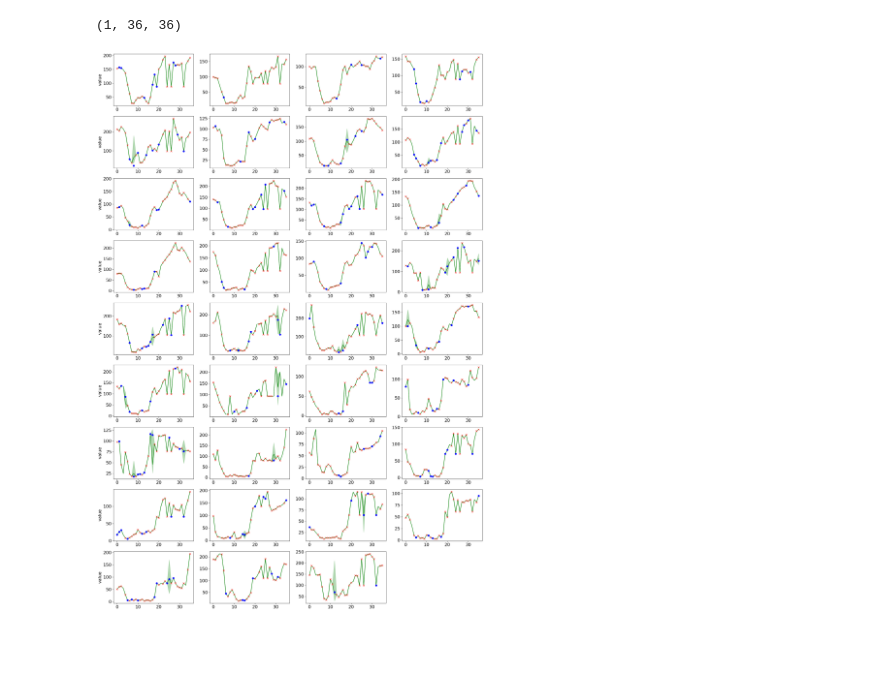
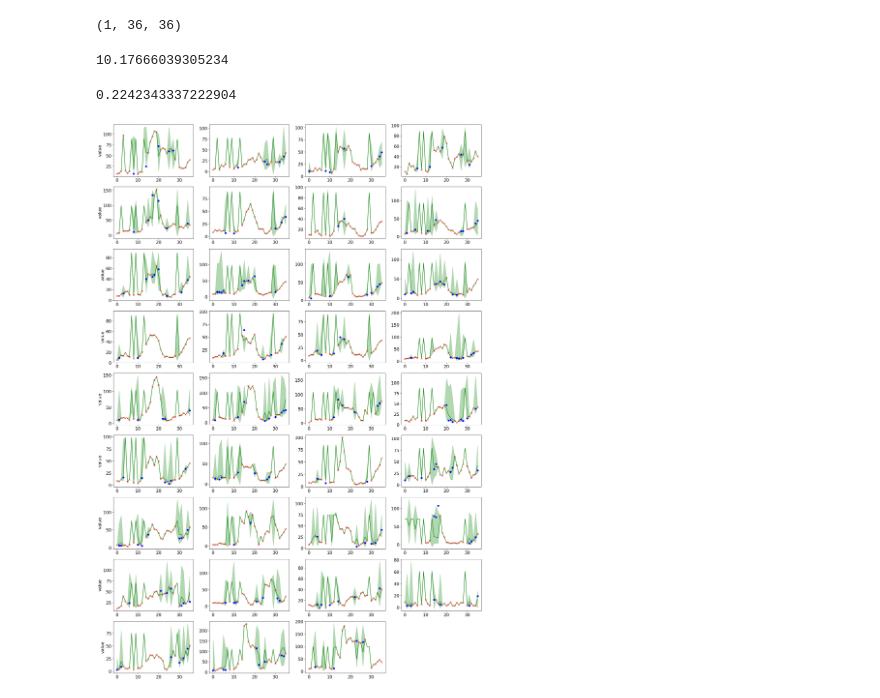
Before and after one commit to McKnightA/CSDI-for-DL-Project, a Jupyter notebook: final_model_eval.ipynb, the cells around one changed output. Cells and saved outputs as stored; diff of their text form; code cells hidden in the pictures; blank space fills up the shorter version.

```diff
--- a/final_model_eval.ipynb
+++ b/final_model_eval.ipynb
@@ -787,6 +784,9 @@ def get_dataloader(batch_size, device, validindex=0):
     return train_loader, valid_loader, test_loader, scaler, mean_scaler
 # %% [markdown]
 ## EVAL
+# %%
+diffusion_imputer = torch.load("/diffusion_imputer_2.pt")
+#diffusion_imputer = torch.load("/diffusion_imputer_forecast2.pt")
 # %%
 data_loaders = get_dataloader(1, "cuda")
 validation = data_loaders[1]
@@ -794,14 +794,20 @@ validation = data_loaders[1]
 trn_std = data_loaders[3]
 trn_mean = data_loaders[4]
 # %%
+prp = 0.2
+
 for i, batch in enumerate(validation):
-    if i > 0:
+    if i > 1:
         break
     test_data = batch["observed_data"]
 
 imputation_mask = torch.zeros_like(test_data)
 random_mask = torch.rand_like(test_data)
-imputation_mask[random_mask < 0.2] = 1
+imputation_mask[random_mask < prp] = 1
+
+"""imputation_indices = np.arange(test_data.shape[1]-1, int((1-prp)*test_data.shape[1])-1, -1)
+imputation_mask = torch.zeros_like(test_data)
+imputation_mask[:, imputation_indices] = 1"""
 
 given_points = test_data * (1-imputation_mask)
 
@@ -870,9 +859,21 @@ denormed_data = test_data * trn_std.to("cpu") + trn_mean.to("cpu")
 qlist = [0.05,0.25,0.5,0.75,0.95]
 quantiles_imp= []
 for q in qlist:
-    a = torch.quantile(torch.stack(imputation_results), q, dim=0)
-    quantiles_imp.append(a.cpu().numpy() * (imputation_mask).cpu().numpy() + (denormed_data * (1- imputation_mask)).cpu().numpy())
+    quantiles = torch.quantile(torch.stack(imputation_results), q, dim=0)
+    quantiles_imp.append(quantiles.cpu().numpy() * (imputation_mask).cpu().numpy() + (denormed_data * (1 - imputation_mask)).cpu().numpy())
 # %%
 print(quantiles_imp[0].shape)
 # %% [output]
 (1, 36, 36)
+# %%
+"""maes = []
+for i in range(sample_number):
+  raw = samples[0][1] * trn_std + trn_mean
+  imputed = samples[0][0] * trn_std + trn_mean
+  maes.append(torch.mean(torch.abs(raw[imputation_mask !=0] - imputed[imputation_mask !=0])).item())
+print(sum(maes) / sample_number)"""  # WRONG
+
+mae = torch.mean(torch.abs(denormed_data[imputation_mask != 0] - torch.Tensor(quantiles_imp[2][imputation_mask != 0]))).item()
+print(mae)
+# %% [output]
+10.17666039305234
@@ -879,31 +906,40 @@ print(quantiles_imp[0].shape)
+# %%
+all_target = samples[0][1]  # input_data same for all samples (B, L, K)
+all_generated_samples = torch.stack([samples[i][0] for i in range(sample_number)]).permute(1,0,2,3)  # (B, sample_num, L, K)
+all_evalpoint = samples[0][2]  # mask same for all samples (B, L, K)
+CRPS = calc_quantile_CRPS(all_target, all_generated_samples, all_evalpoint, trn_mean, trn_std)
+print(CRPS)
+# %% [output]
+0.2242343337222904
 # %%
 import matplotlib.pyplot as plt
 # %%
 L = test_data.shape[1]
 K = test_data.shape[2]
 
 ###airquality###
 dataind = 0 #change to visualize a different sample in the batch
 
 plt.rcParams["font.size"] = 16
 fig, axes = plt.subplots(nrows=9, ncols=4,figsize=(24.0, 36.0))
 fig.delaxes(axes[-1][-1])
 
 for k in range(K):
     df = pd.DataFrame({"x":np.arange(0,L), "val":denormed_data[dataind,:,k], "y":eval_points[dataind,:,k]})
     df = df[df.y != 0]
     df2 = pd.DataFrame({"x":np.arange(0,L), "val":denormed_data[dataind,:,k], "y":given_points[dataind,:,k]})
     df2 = df2[df2.y != 0]
     row = k // 4
     col = k % 4
-    axes[row][col].plot(range(0,L), quantiles_imp[2][dataind,:,k], color = 'g',linestyle='solid',label='CSDI')
+    #axes[row][col].plot(imputation_indices, quantiles_imp[2][dataind, imputation_indices, k], color = 'g', marker='x', linestyle='None')
+    axes[row][col].plot(range(0,L), quantiles_imp[2][dataind,:,k], color = 'g',linestyle='solid',label='median')
     axes[row][col].fill_between(range(0,L), quantiles_imp[0][dataind,:,k],quantiles_imp[4][dataind,:,k],
                     color='g', alpha=0.3)
     axes[row][col].plot(df.x,df.val, color = 'b',marker = 'o', linestyle='None')
     axes[row][col].plot(df2.x,df2.val, color = 'r',marker = 'x', linestyle='None')
     if col == 0:
         plt.setp(axes[row, 0], ylabel='value')
     if row == -1:
         plt.setp(axes[-1, col], xlabel='time')
 # %% [output]
-[figure, old version]
+[figure, new version]
```
Also changed, not shown: parts of 11 cells of this notebook.
